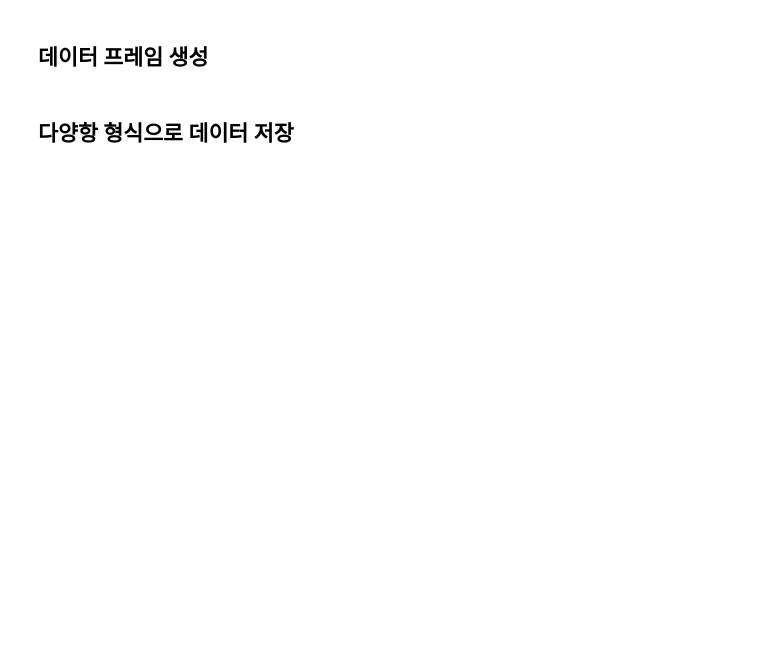
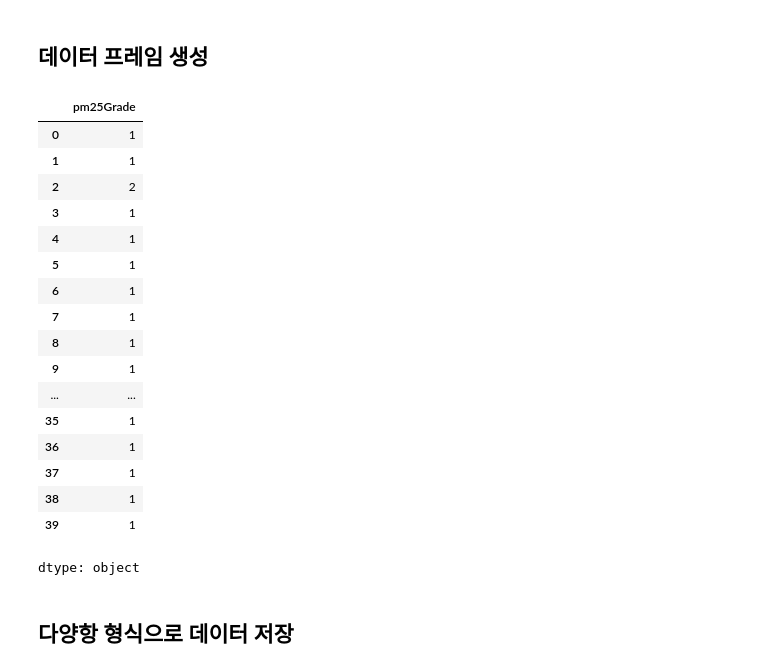
Before and after one commit to StellaCho-Study/Data-Analysis-with-Open-Source, a Jupyter notebook: 오픈소스_데이터_분석_5강.ipynb, the cells around one changed output. Saved outputs shown, nothing was run; the diff lists cells and outputs as text; code cells hidden in the pictures; blank space fills up the shorter version.

```diff
--- a/오픈소스_데이터_분석_5강.ipynb
+++ b/오픈소스_데이터_분석_5강.ipynb
@@ -180,7 +200,32 @@ print(response.json())
 # %%
 import pandas as pd
 
 ## requests로부터 response, body, item 항목 읽기
+data = response.json()['response']['body']['items']
+# print(type(data))
+# print(len(data))
+# print(data[0])
+df = pd.DataFrame(data)
+df['pm25Grade']
+# %% [output]
+|  | pm25Grade |
+| 0 | 1 |
+| 1 | 1 |
+| 2 | 2 |
+| 3 | 1 |
+| 4 | 1 |
+| 5 | 1 |
+| 6 | 1 |
+| 7 | 1 |
+| 8 | 1 |
+| 9 | 1 |
+| ... | ... |
+| 35 | 1 |
+| 36 | 1 |
+| 37 | 1 |
+| 38 | 1 |
+| 39 | 1 |
+dtype: object
 # %% [markdown]
 ## 다양항 형식으로 데이터 저장
 # %%
```
Also changed, not shown: parts of 2 cells of this notebook.
